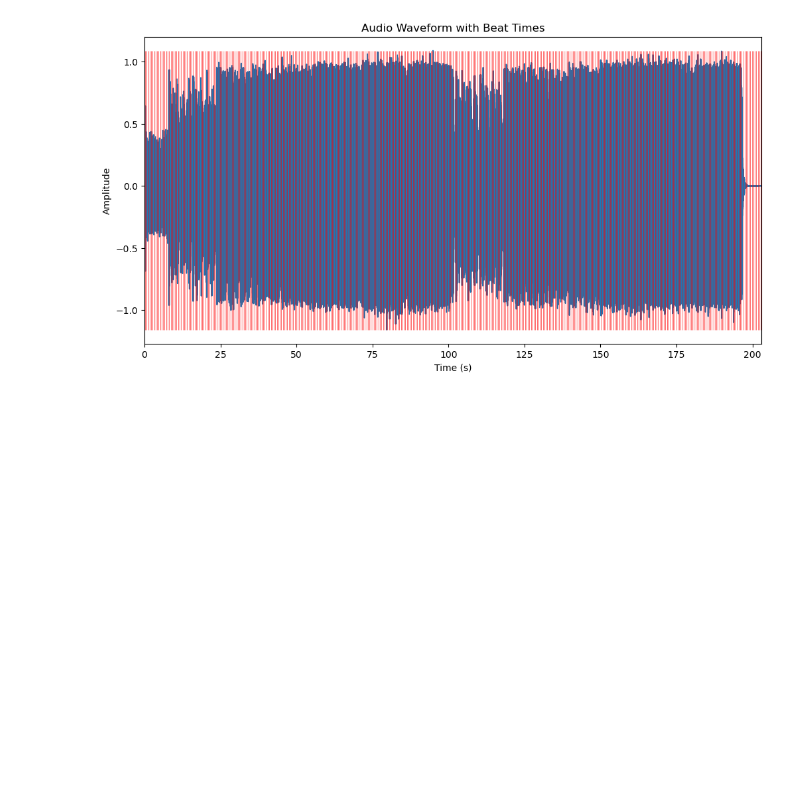
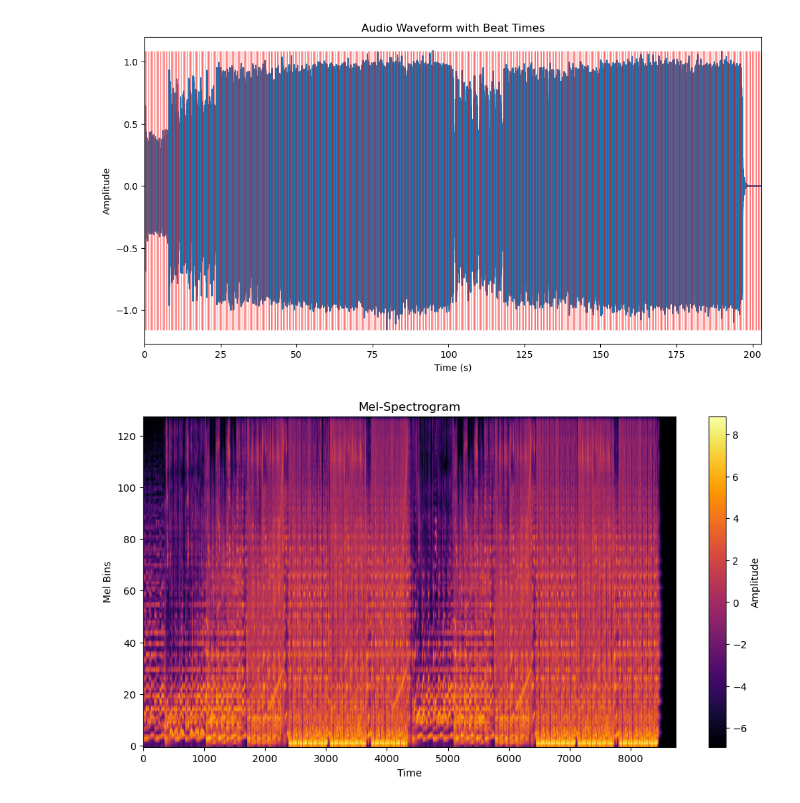
Before and after one commit to michaelhein39/dj-transition-predictor, a Jupyter notebook: notebooks/features_eda.ipynb, the cells around one changed output. Drawn from its saved outputs; the diff is of its cells as text; code cells hidden in the pictures; blank space fills up the shorter version.

```diff
--- a/notebooks/features_eda.ipynb
+++ b/notebooks/features_eda.ipynb
@@ -144,0 +85,14 @@ plt.show()
+# %%
+# Comput melspectrogram
+melspectrogram = ft.melspectrogram(audio_path)
+
+# Create an image of the melspectrogram
+plt.figure(figsize=(12, 6))
+plt.imshow(melspectrogram, cmap='inferno', origin='lower', aspect='auto')
+plt.xlabel('Time')
+plt.ylabel('Mel Bins')
+plt.title('Mel-Spectrogram')
+plt.colorbar(label='Amplitude')
+plt.show()
+# %% [output]
+[figure, added]
```
Also changed, not shown: parts of 9 cells of this notebook, 16 other files.
